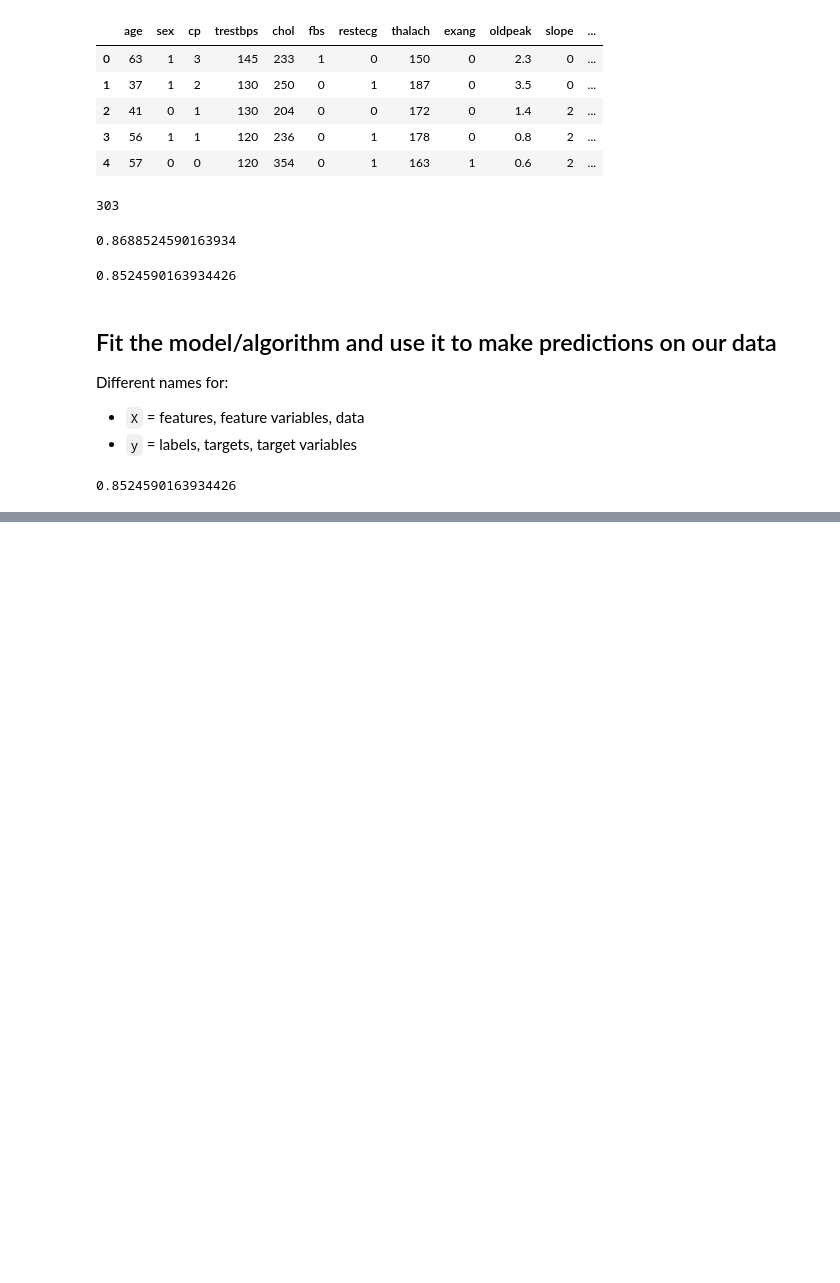
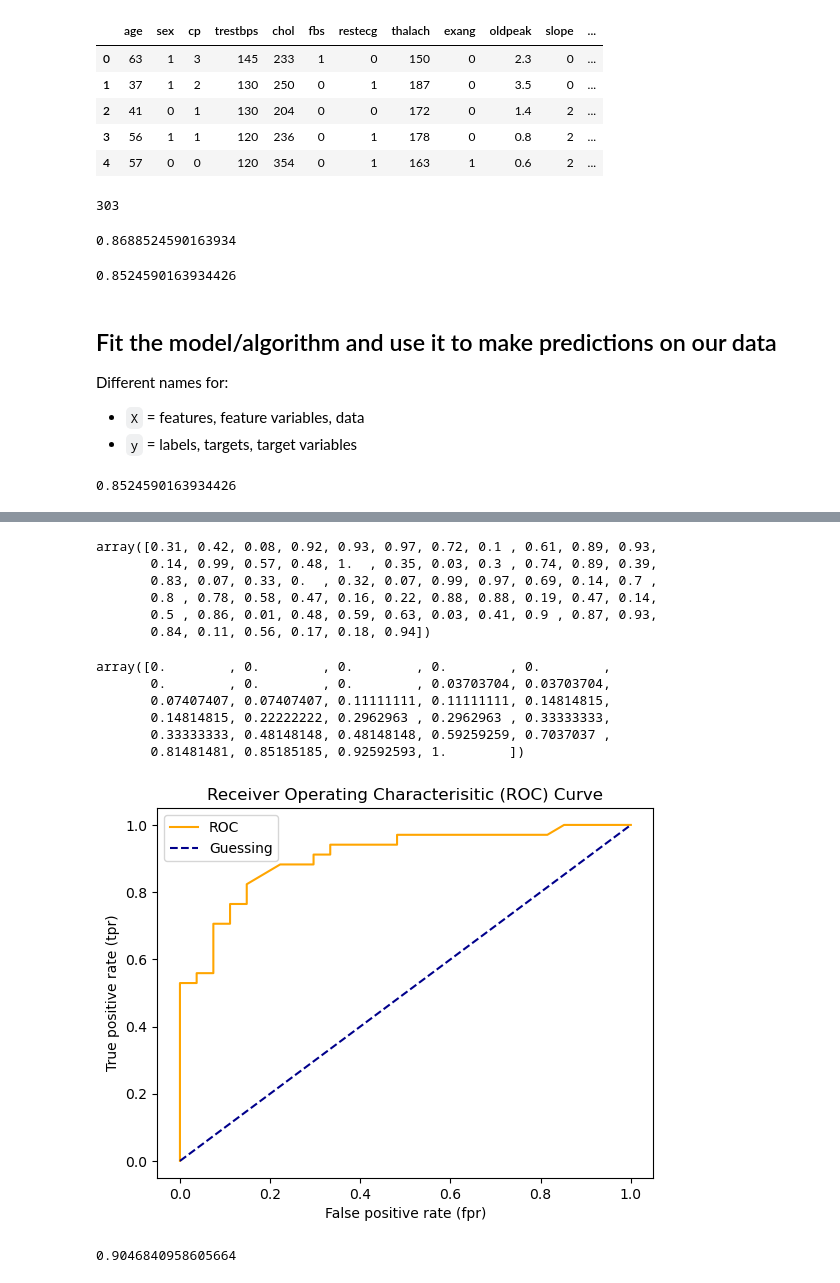
Before and after one commit to kerriannercrawford/udemy-machine-learning, a Jupyter notebook: scikit-learn/scikit-learn.ipynb, the cells around one changed output, grey strips where cells are left out. Cells and saved outputs as stored; diff of their text form; code cells hidden in the pictures; blank space fills up the shorter version.

```diff
--- a/scikit-learn/scikit-learn.ipynb
+++ b/scikit-learn/scikit-learn.ipynb
@@ -725,0 +962,11 @@ model.score(X_test, y_test)
+# %%
+from sklearn.metrics import roc_curve
+
+X_train, X_test, y_train, y_test = train_test_split(X, y, test_size=0.2)
+
+# Fit the model
+clf.fit(X_train, y_train)
+
+# Make predictions with probabilities
+y_probs = clf.predict_proba(X_test)
+y_probs
@@ -725,0 +991,54 @@ model.score(X_test, y_test)
+# %%
+y_probs_positive = y_probs[:, 1]
+y_probs_positive
+# %% [output]
+array([0.31, 0.42, 0.08, 0.92, 0.93, 0.97, 0.72, 0.1 , 0.61, 0.89, 0.93,
+       0.14, 0.99, 0.57, 0.48, 1.  , 0.35, 0.03, 0.3 , 0.74, 0.89, 0.39,
+       0.83, 0.07, 0.33, 0.  , 0.32, 0.07, 0.99, 0.97, 0.69, 0.14, 0.7 ,
+       0.8 , 0.78, 0.58, 0.47, 0.16, 0.22, 0.88, 0.88, 0.19, 0.47, 0.14,
+       0.5 , 0.86, 0.01, 0.48, 0.59, 0.63, 0.03, 0.41, 0.9 , 0.87, 0.93,
+       0.84, 0.11, 0.56, 0.17, 0.18, 0.94])
+# %%
+# Calculate fpr, tpr, and thresholds
+fpr, tpr, thresholds = roc_curve(y_test, y_probs_positive)
+
+# Check the false positive rate
+fpr
+# %% [output]
+array([0.        , 0.        , 0.        , 0.        , 0.        ,
+       0.        , 0.        , 0.        , 0.03703704, 0.03703704,
+       0.07407407, 0.07407407, 0.11111111, 0.11111111, 0.14814815,
+       0.14814815, 0.22222222, 0.2962963 , 0.2962963 , 0.33333333,
+       0.33333333, 0.48148148, 0.48148148, 0.59259259, 0.7037037 ,
+       0.81481481, 0.85185185, 0.92592593, 1.        ])
+# %%
+# Create a function for platting ROC curves
+import matplotlib.pyplot as plt
+
+def plot_roc_curve(fpr, tpr):
+    """
+    Plots a ROC curve given the false positive rate (fpr)
+    and true positive rate (tpr) of a model
+    """
+    # Plot curve
+    plt.plot(fpr, tpr, color='orange', label='ROC')
+    # Plot line with no predictive power (baseline)
+    plt.plot([0, 1], [0, 1], color='darkblue', linestyle='--', label='Guessing')
+
+    # Customize the plot
+    plt.xlabel('False positive rate (fpr)')
+    plt.ylabel('True positive rate (tpr)')
+    plt.title('Receiver Operating Characterisitic (ROC) Curve')
+    plt.legend()
+    plt.show()
+
+plot_roc_curve(fpr, tpr)
+# %% [output]
+[figure, added]
+# %%
+from sklearn.metrics import roc_auc_score
+# AUC = area under curve
+
+roc_auc_score(y_test, y_probs_positive)
+# %% [output]
+0.9046840958605664
```
Also changed, not shown: parts of 47 cells of this notebook.
